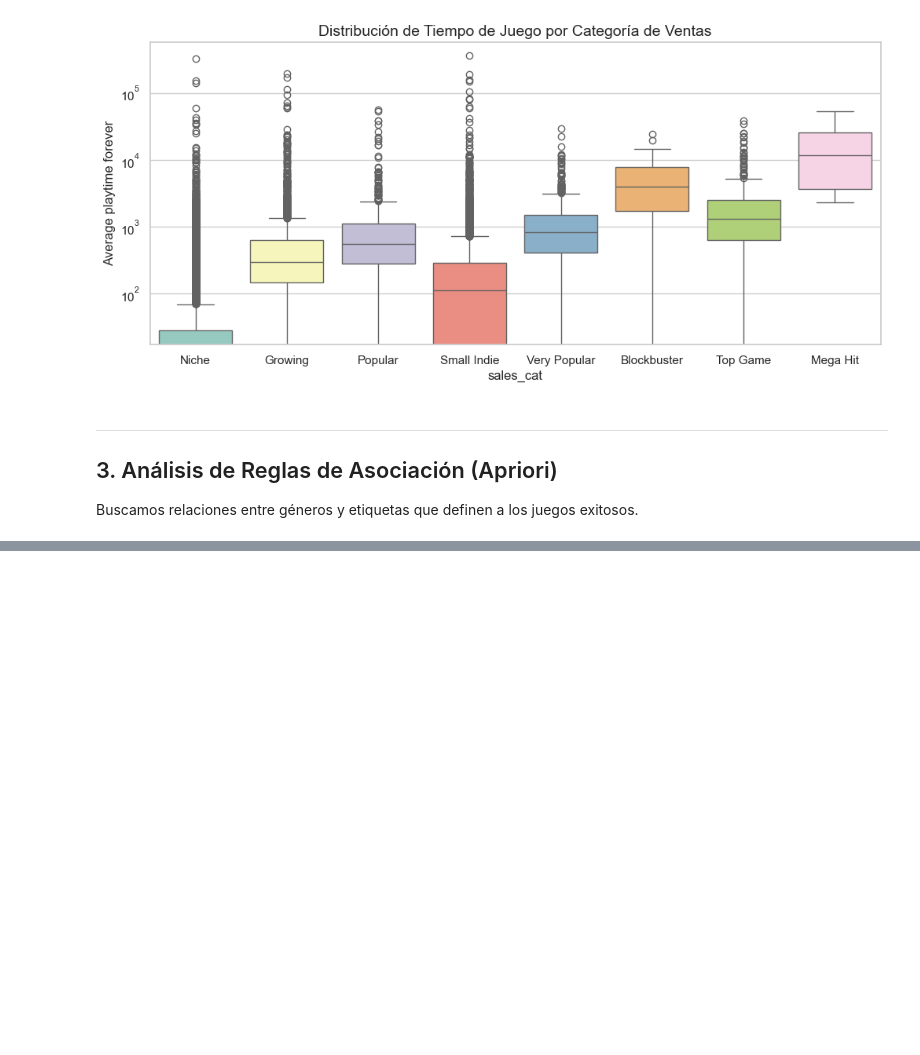
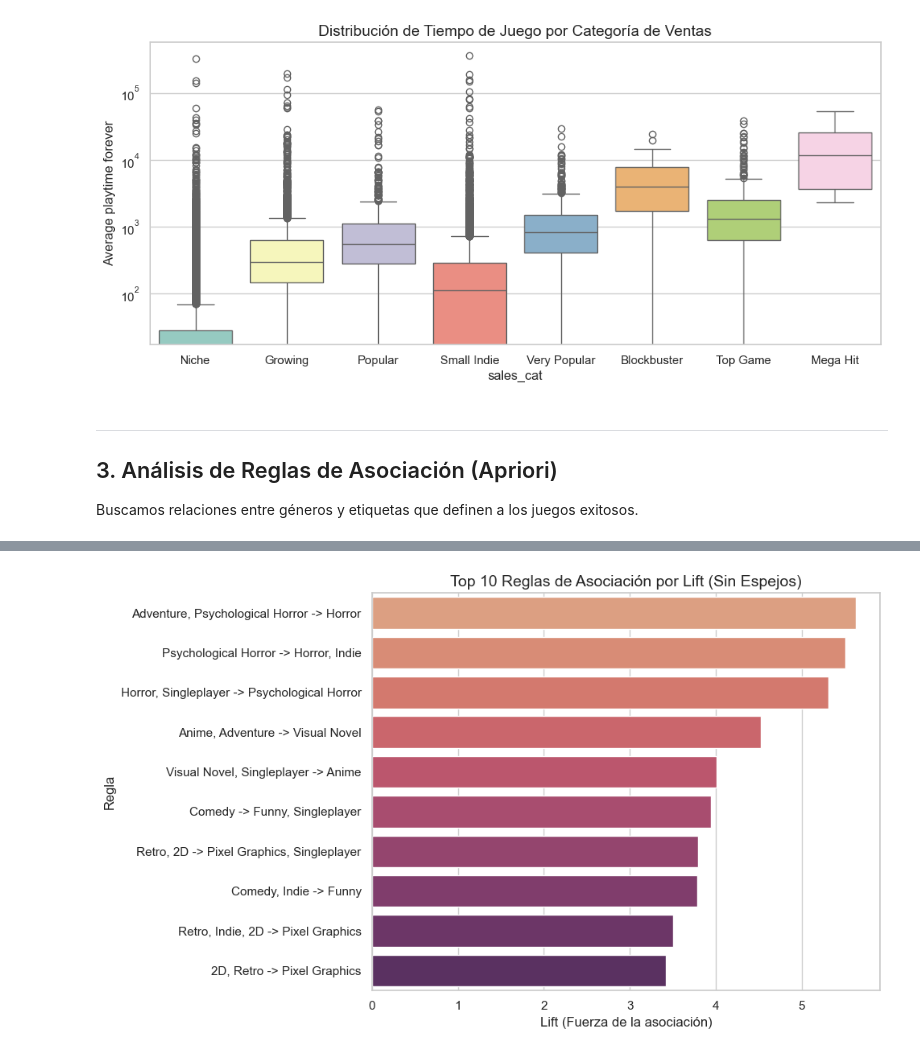
Before and after one commit to David-Felipe/ProyectoMineriaDatos, a Jupyter notebook: Iteracion 2/Codigo/02_topGames_AsctnAgrptn.ipynb, the cells around one changed output, grey strips where cells are left out. Cells and saved outputs as stored; diff of their text form; code cells hidden in the pictures; blank space fills up the shorter version.

Commit message:
DFMR-AsociacionTop-02-05-26

```diff
--- a/Iteracion 2/Codigo/02_topGames_AsctnAgrptn.ipynb
+++ b/Iteracion 2/Codigo/02_topGames_AsctnAgrptn.ipynb
@@ -229,0 +294,18 @@ Passing `palette` without assigning `hue` is deprecated and will be removed in v
+# %%
+# ==============================================================================
+# ESTRATEGIA 2: Búsqueda de Nichos Complejos (3 o más elementos)
+# ==============================================================================
+
+# Filtramos reglas que en total (antecedentes + consecuentes) tengan 3 o más atributos
+reglas_complejas = rules[rules['antecedents'].apply(len) + rules['consequents'].apply(len) >= 3].copy()
+
+# Ordenamos por 'lift' para ver cuáles combinaciones tienen la correlación positiva más fuerte
+reglas_complejas = reglas_complejas.sort_values(by='lift', ascending=False)
+
+# Preparamos las cadenas de texto
+reglas_complejas['antecedents_str'] = reglas_complejas['antecedents'].apply(lambda x: ', '.join(list(x)))
+reglas_complejas['consequents_str'] = reglas_complejas['consequents'].apply(lambda x: ', '.join(list(x)))
+reglas_complejas['rule'] = reglas_complejas['antecedents_str'] + " -> " + reglas_complejas['consequents_str']
+
+print(f"🧩 Se aislaron {len(reglas_complejas)} asociaciones complejas.")
+display(reglas_complejas[['rule', 'support', 'confidence', 'lift']].head(15))
@@ -229,0 +330,37 @@ Passing `palette` without assigning `hue` is deprecated and will be removed in v
+# %%
+import seaborn as sns
+import matplotlib.pyplot as plt
+
+# ==============================================================================
+# PREPARACIÓN DE DATOS PARA LA GRÁFICA (Sin reglas espejo)
+# ==============================================================================
+# Usa reglas_complejas o reglas_interesantes según la que prefieras graficar
+plot_rules = reglas_complejas.copy()
+
+# Creamos la columna temporal solo para filtrar las reglas espejo
+plot_rules['itemset_union'] = plot_rules.apply(lambda row: frozenset(row['antecedents'] | row['consequents']), axis=1)
+
+# Ordenamos por lift y confianza
+plot_rules = plot_rules.sort_values(by=['lift', 'confidence'], ascending=[False, False])
+
+# Eliminamos duplicados basados en la unión, para que solo quede una dirección de la regla
+plot_rules = plot_rules.drop_duplicates(subset=['itemset_union']).drop(columns=['itemset_union'])
+
+# Tomamos el Top 10
+top_rules = plot_rules.head(10)
+
+# ==============================================================================
+# GRÁFICA
+# ==============================================================================
+plt.figure(figsize=(10, 6))
+
+# Corregido el warning de Seaborn agregando hue='rule' y legend=False
+sns.barplot(data=top_rules, x='lift', y='rule', hue='rule', palette='flare', legend=False)
+
+plt.title('Top 10 Reglas de Asociación por Lift (Sin Espejos)', fontsize=14)
+plt.xlabel('Lift (Fuerza de la asociación)', fontsize=12)
+plt.ylabel('Regla', fontsize=12)
+plt.tight_layout()
+plt.show()
+# %% [output]
+[figure, added]
```
Also changed, not shown: parts of 11 cells of this notebook.
